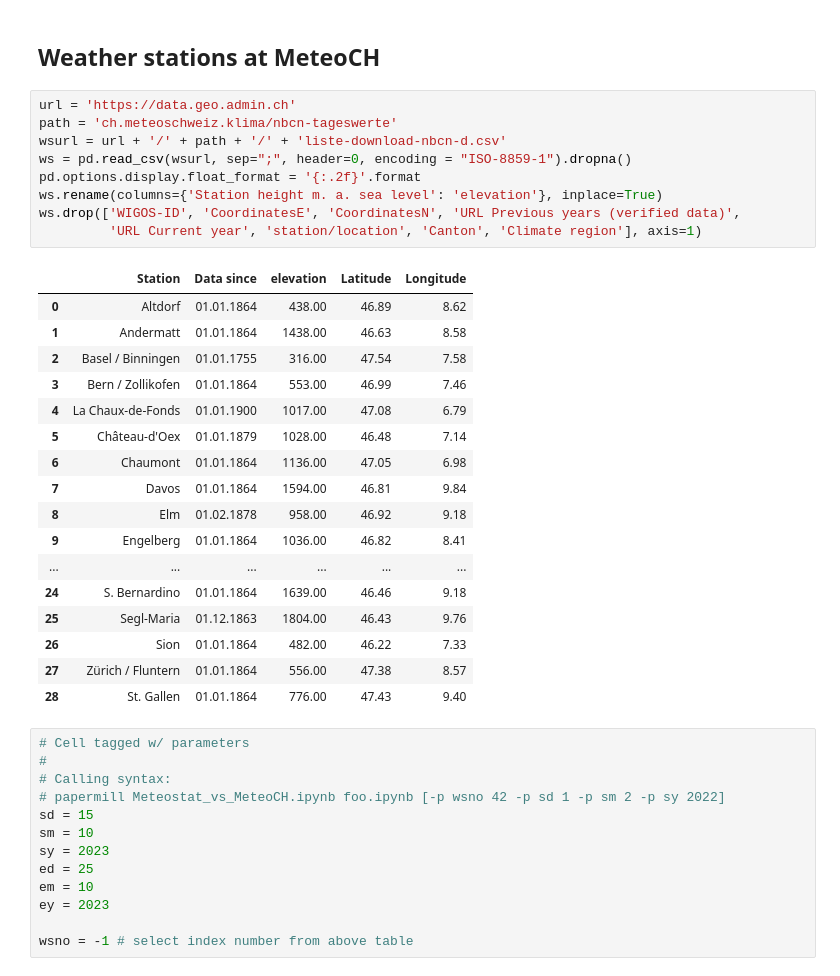
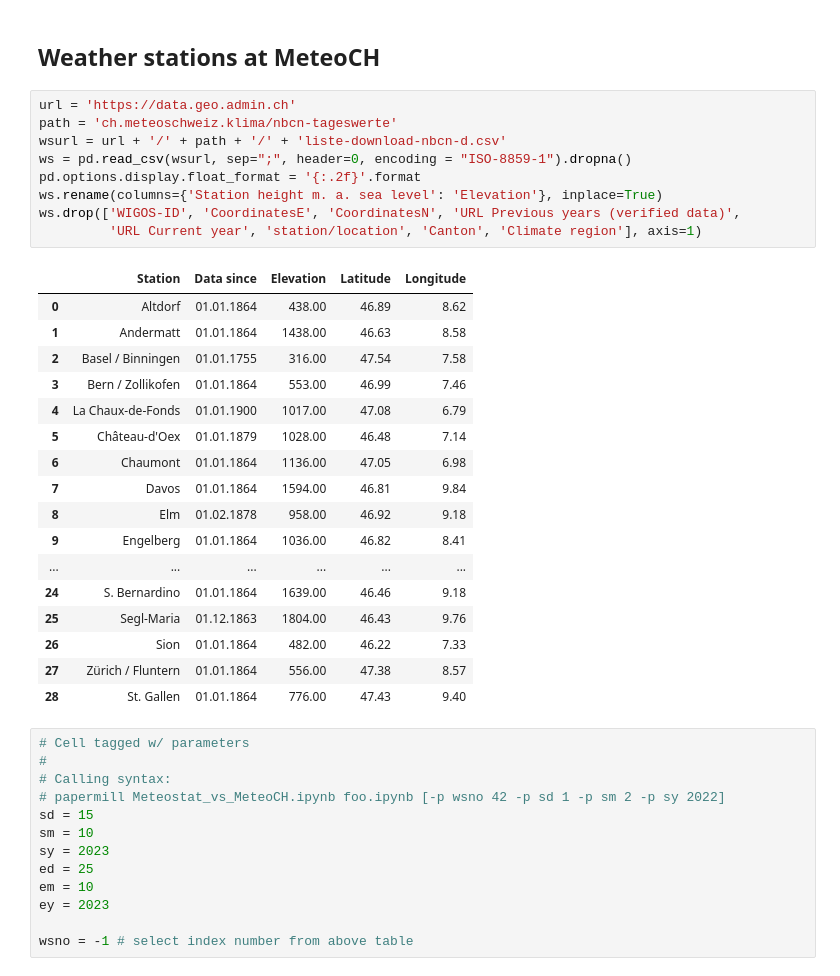
Before and after one commit to cebaraldi/jnb-meteo-ch, a Jupyter notebook: CompareWithMeteosat/Meteostat_vs_MeteoCH.ipynb, the cells around one changed output. Saved outputs shown, nothing was run; the diff lists cells and outputs as text.

```diff
--- a/CompareWithMeteosat/Meteostat_vs_MeteoCH.ipynb
+++ b/CompareWithMeteosat/Meteostat_vs_MeteoCH.ipynb
@@ -16,14 +16,14 @@ from IPython.display import Markdown as md
 # %%
 url = 'https://data.geo.admin.ch'
 path = 'ch.meteoschweiz.klima/nbcn-tageswerte'
 wsurl = url + '/' + path + '/' + 'liste-download-nbcn-d.csv'
 ws = pd.read_csv(wsurl, sep=";", header=0, encoding = "ISO-8859-1").dropna()
 pd.options.display.float_format = '{:.2f}'.format
-ws.rename(columns={'Station height m. a. sea level': 'elevation'}, inplace=True)
+ws.rename(columns={'Station height m. a. sea level': 'Elevation'}, inplace=True)
 ws.drop(['WIGOS-ID', 'CoordinatesE', 'CoordinatesN', 'URL Previous years (verified data)',
          'URL Current year', 'station/location', 'Canton', 'Climate region'], axis=1)
 # %% [output]
-|  | Station | Data since | elevation | Latitude | Longitude |
+|  | Station | Data since | Elevation | Latitude | Longitude |
 | 0 | Altdorf | 01.01.1864 | 438.00 | 46.89 | 8.62 |
 | 1 | Andermatt | 01.01.1864 | 1438.00 | 46.63 | 8.58 |
 | 2 | Basel / Binningen | 01.01.1755 | 316.00 | 47.54 | 7.58 |
```
Also changed, not shown: parts of 6 cells of this notebook, 3 other files.
